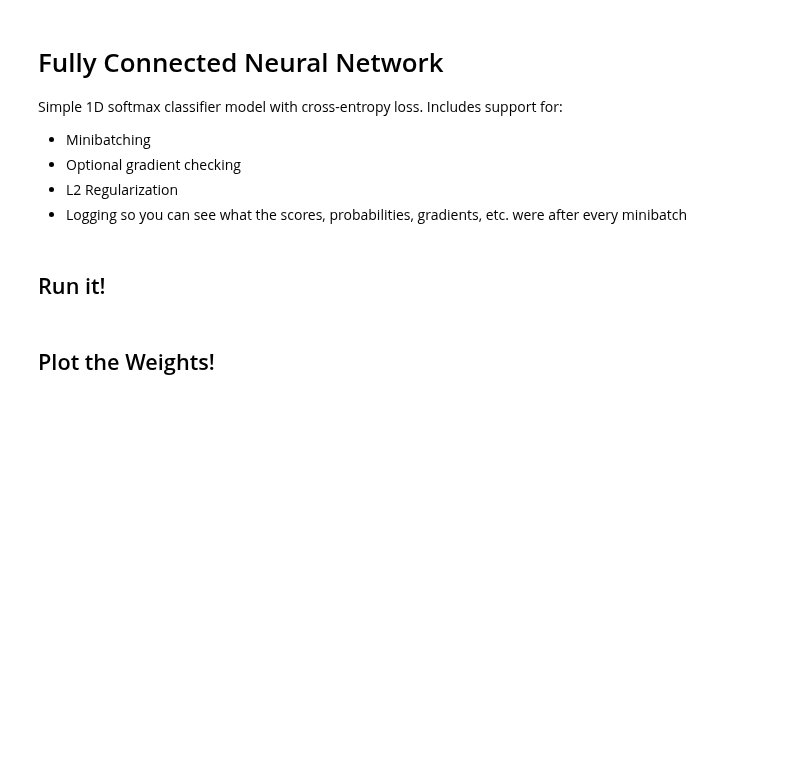
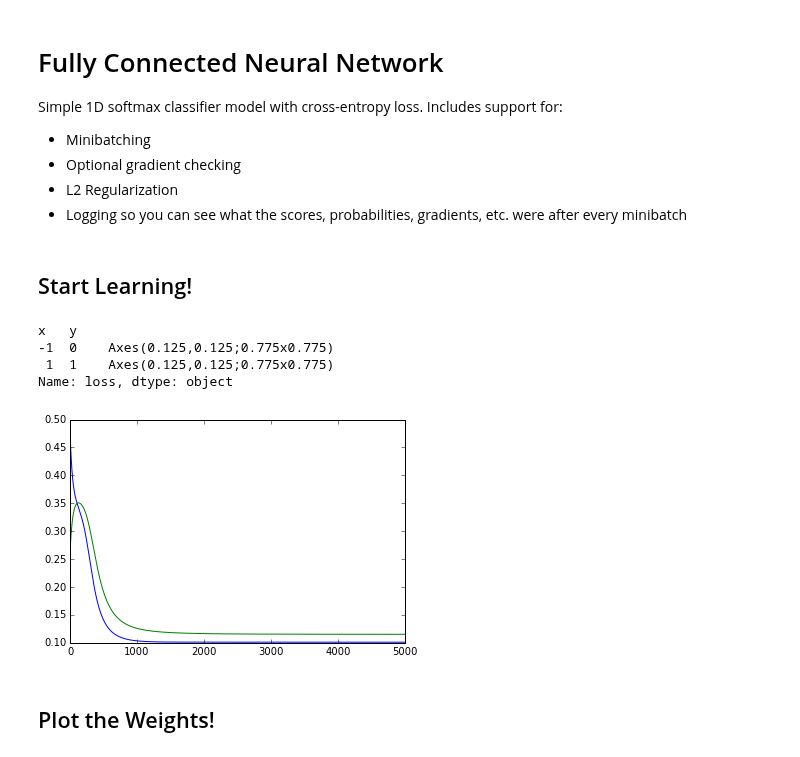
Before and after one commit to ebanner/cs393r_project, a Jupyter notebook: 1d/Monolithic Neural Network.ipynb, the cells around one changed output. Saved outputs shown, nothing was run; the diff lists cells and outputs as text; code cells hidden in the pictures; blank space fills up the shorter version.

```diff
--- a/1d/Monolithic Neural Network.ipynb
+++ b/1d/Monolithic Neural Network.ipynb
@@ -231,8 +239,8 @@ class Softmax:
                      self.dbs[0], self.dws[0],
                      self.dbs[1], self.dws[1],
                      self.loss)
-# %% [markdown]
-## Run it!
+# %% [markdown]
+## Start Learning!
 # %%
 from data.softmax import xs_train, ys_train
 
@@ -247,3 +255,13 @@ states = list(states(5))
+# %%
+df = pd.DataFrame(states, columns=Model._fields)
+
+df.groupby(['x', 'y'])['loss'].plot()
+# %% [output]
+x   y
+-1  0    Axes(0.125,0.125;0.775x0.775)
+ 1  1    Axes(0.125,0.125;0.775x0.775)
+Name: loss, dtype: object
+[figure, added]
 # %% [markdown]
 ## Plot the Weights!
 # %%
```
Also changed, not shown: parts of 8 cells of this notebook, 1 other file.
